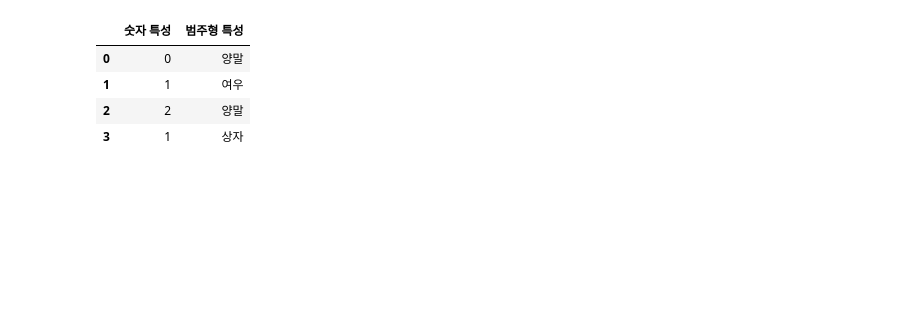
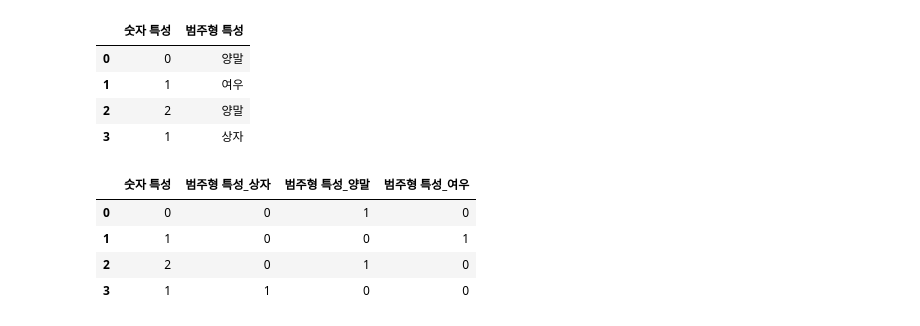
Before and after one commit to ikeven94/py_repo, a Jupyter notebook: Feature_Engineering.ipynb, the cells around one changed output. Drawn from its saved outputs; the diff is of its cells as text; code cells hidden in the pictures; blank space fills up the shorter version.

```diff
--- a/Feature_Engineering.ipynb
+++ b/Feature_Engineering.ipynb
@@ -73,3 +64,11 @@ display(demo_df)
 | 1 | 1 | 여우 |
 | 2 | 2 | 양말 |
 | 3 | 1 | 상자 |
+# %%
+pd.get_dummies(demo_df) # 숫자 특성만 바뀌지 않음
+# %% [output]
+|  | 숫자 특성 | 범주형 특성_상자 | 범주형 특성_양말 | 범주형 특성_여우 |
+| 0 | 0 | 0 | 1 | 0 |
+| 1 | 1 | 0 | 0 | 1 |
+| 2 | 2 | 0 | 1 | 0 |
+| 3 | 1 | 1 | 0 | 0 |
```
Also changed, not shown: parts of 15 cells of this notebook.
